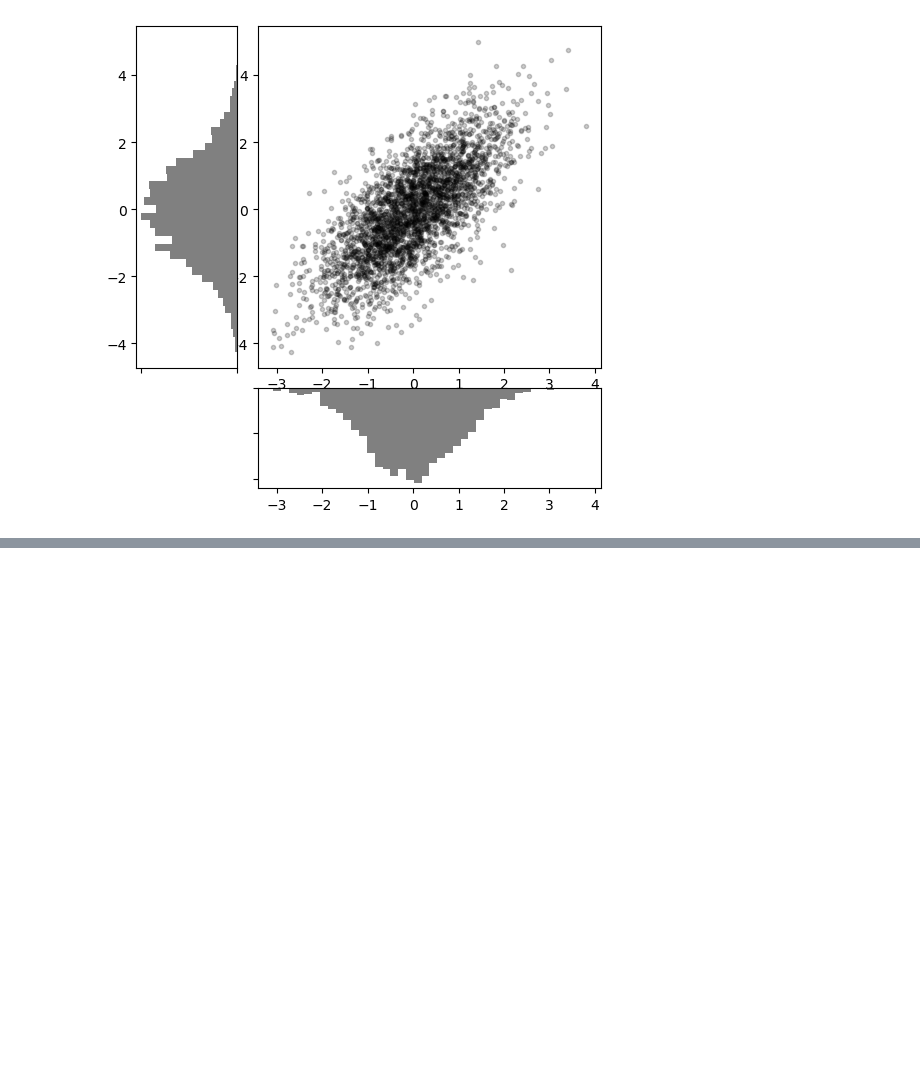
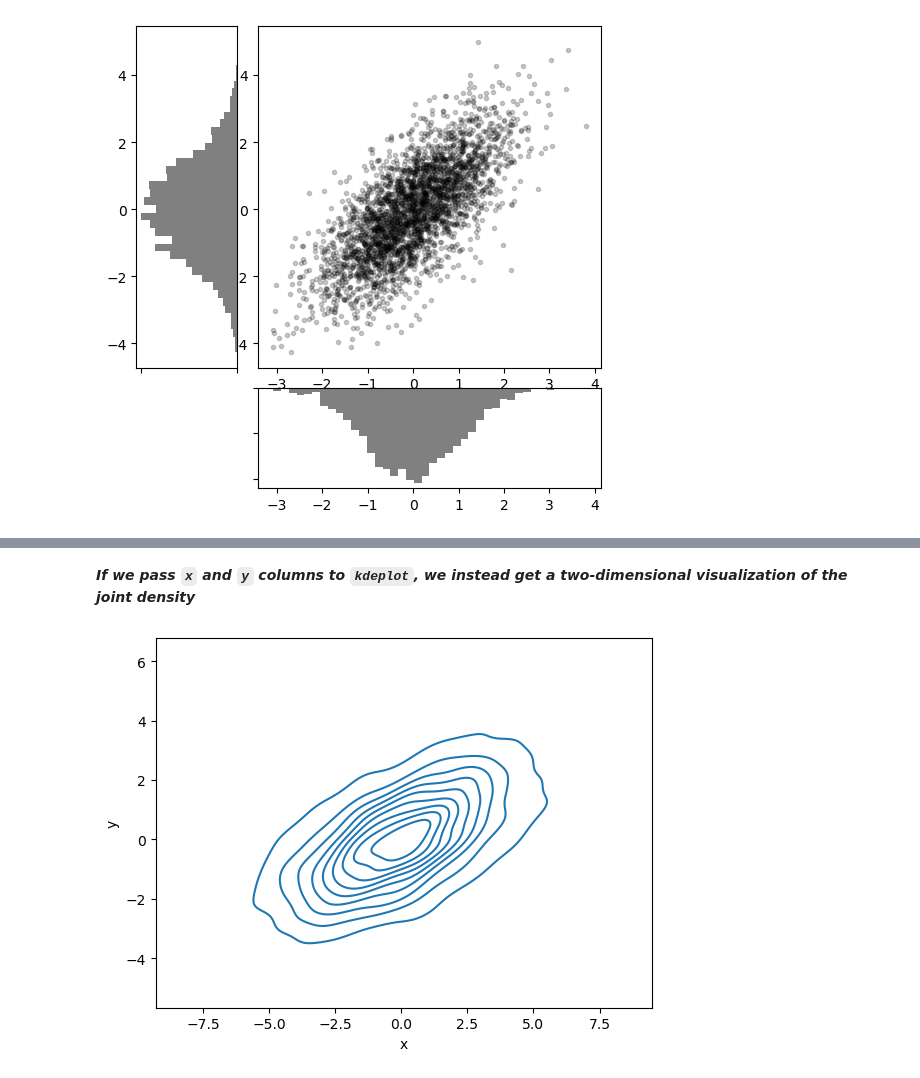
Before and after one commit to rishabh-mondal/blog, a Jupyter notebook: basic_matplotlib.ipynb, the cells around one changed output, grey strips where cells are left out. Cells and saved outputs as stored; diff of their text form; code cells hidden in the pictures; blank space fills up the shorter version.

```diff
--- a/basic_matplotlib.ipynb
+++ b/basic_matplotlib.ipynb
@@ -441,0 +473,6 @@ y_hist.invert_xaxis()
+# %% [markdown]
+***If we pass `x` and `y` columns to `kdeplot`, we instead get a two-dimensional visualization of the joint density***
+# %%
+sns.kdeplot(data=data, x='x', y='y');
+# %% [output]
+[figure, added]
```
Also changed, not shown: parts of 10 cells of this notebook.
